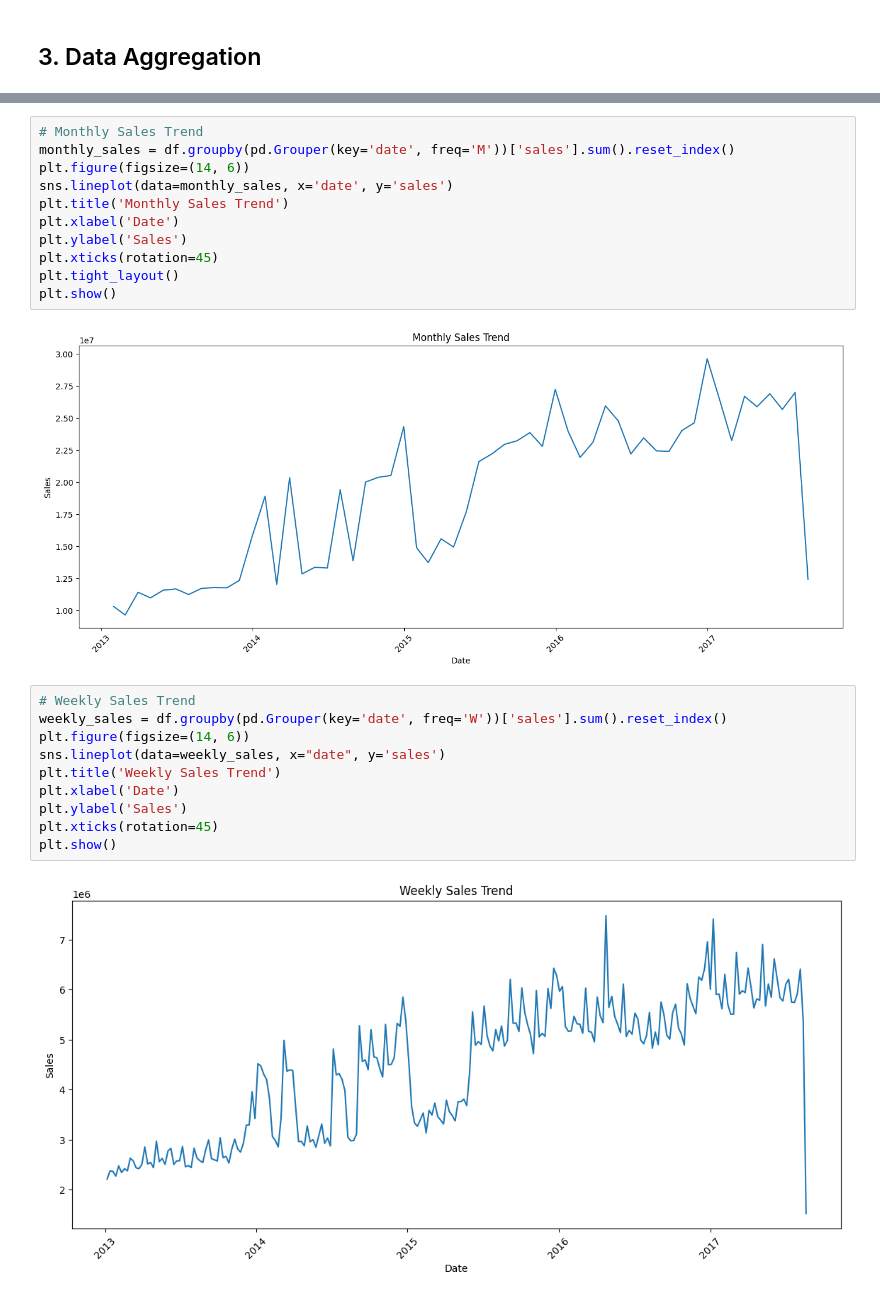
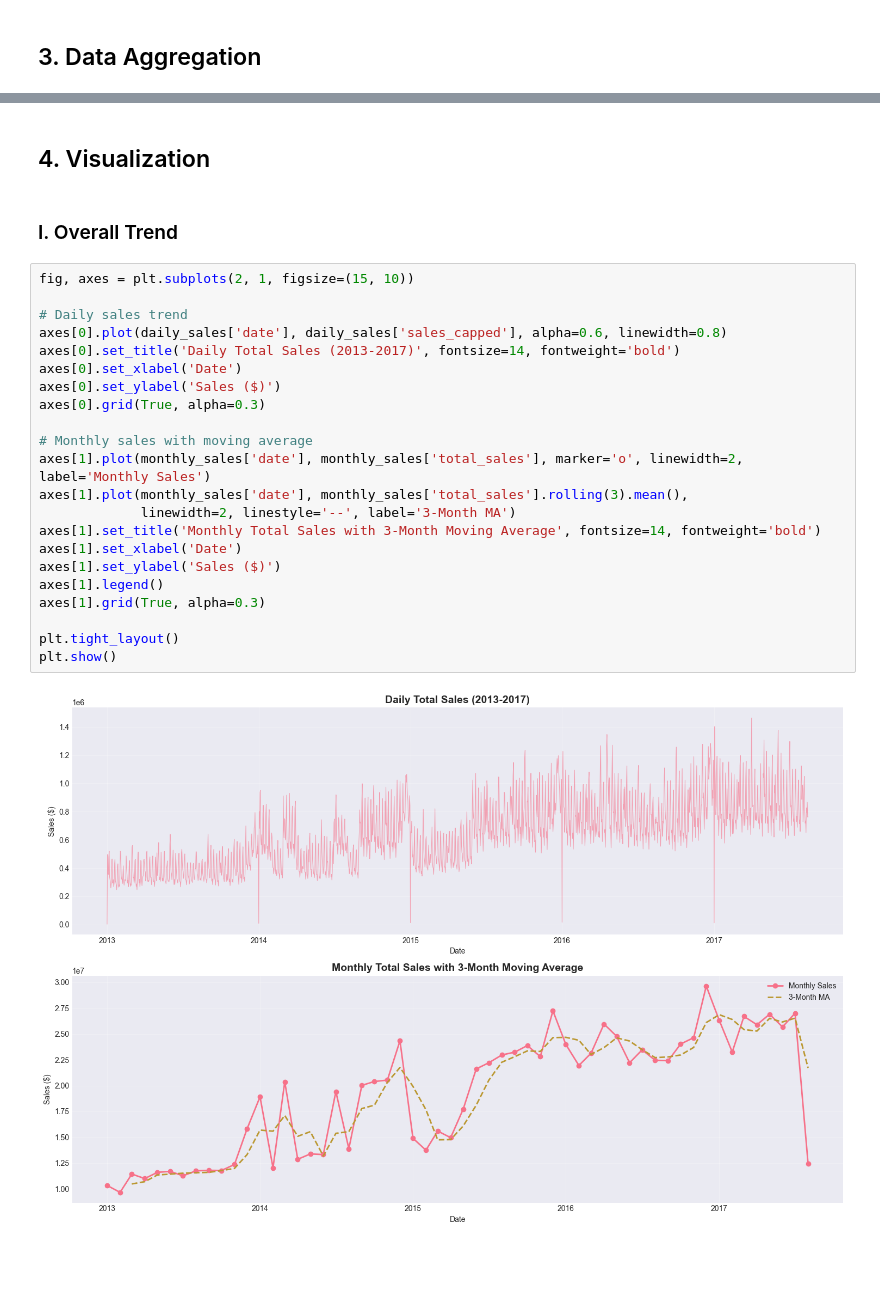
Before and after one commit to Thanh-dev-192006/Topic_13_Retail_Store_Sales_Time_Series, a Jupyter notebook: notebooks/03_eda_deep_dive/Thanh_eda/Overall_sales_growth.ipynb, the cells around one changed output, grey strips where cells are left out. Drawn from its saved outputs; the diff is of its cells as text; blank space fills up the shorter version.

```diff
--- a/notebooks/03_eda_deep_dive/Thanh_eda/Overall_sales_growth.ipynb
+++ b/notebooks/03_eda_deep_dive/Thanh_eda/Overall_sales_growth.ipynb
@@ -38,25 +137,28 @@ plt.show()
-# %%
-# Monthly Sales Trend
-monthly_sales = df.groupby(pd.Grouper(key='date', freq='M'))['sales'].sum().reset_index()
-plt.figure(figsize=(14, 6))
-sns.lineplot(data=monthly_sales, x='date', y='sales')
-plt.title('Monthly Sales Trend')
-plt.xlabel('Date')
-plt.ylabel('Sales')
-plt.xticks(rotation=45)
-plt.tight_layout()
-plt.show()
-# %% [output]
-[figure, removed]
-# %%
-# Weekly Sales Trend
-weekly_sales = df.groupby(pd.Grouper(key='date', freq='W'))['sales'].sum().reset_index()
-plt.figure(figsize=(14, 6))
-sns.lineplot(data=weekly_sales, x="date", y='sales')
-plt.title('Weekly Sales Trend')
-plt.xlabel('Date')
-plt.ylabel('Sales')
-plt.xticks(rotation=45)
-plt.show()
-# %% [output]
-[figure, removed]
+# %% [markdown]
+## 4. Visualization
+# %% [markdown]
+### I. Overall Trend
+# %%
+fig, axes = plt.subplots(2, 1, figsize=(15, 10))
+
+# Daily sales trend
+axes[0].plot(daily_sales['date'], daily_sales['sales_capped'], alpha=0.6, linewidth=0.8)
+axes[0].set_title('Daily Total Sales (2013-2017)', fontsize=14, fontweight='bold')
+axes[0].set_xlabel('Date')
+axes[0].set_ylabel('Sales ($)')
+axes[0].grid(True, alpha=0.3)
+
+# Monthly sales with moving average
+axes[1].plot(monthly_sales['date'], monthly_sales['total_sales'], marker='o', linewidth=2, label='Monthly Sales')
+axes[1].plot(monthly_sales['date'], monthly_sales['total_sales'].rolling(3).mean(),
+             linewidth=2, linestyle='--', label='3-Month MA')
+axes[1].set_title('Monthly Total Sales with 3-Month Moving Average', fontsize=14, fontweight='bold')
+axes[1].set_xlabel('Date')
+axes[1].set_ylabel('Sales ($)')
+axes[1].legend()
+axes[1].grid(True, alpha=0.3)
+
+plt.tight_layout()
+plt.show()
+# %% [output]
+[figure, added]
```
Also changed, not shown: parts of 17 cells of this notebook, 1 other file.
